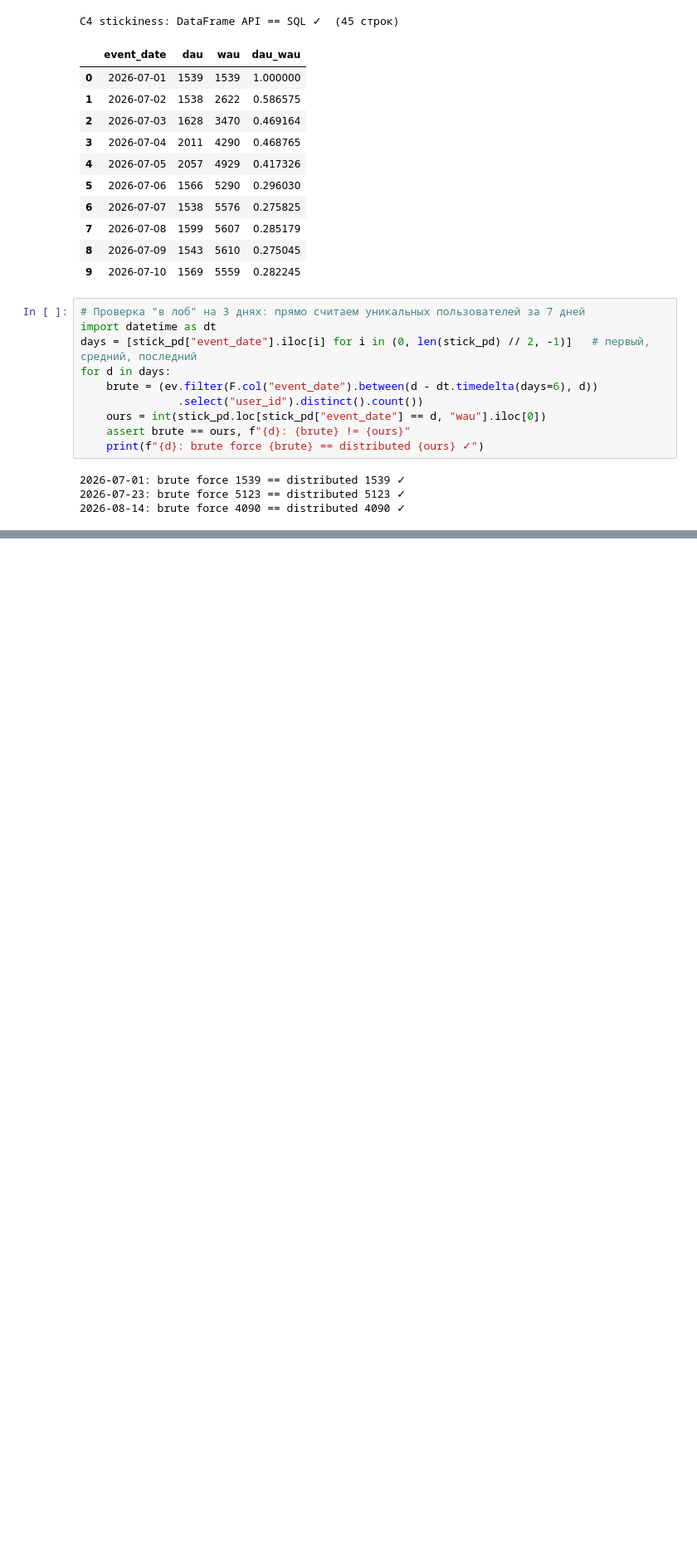
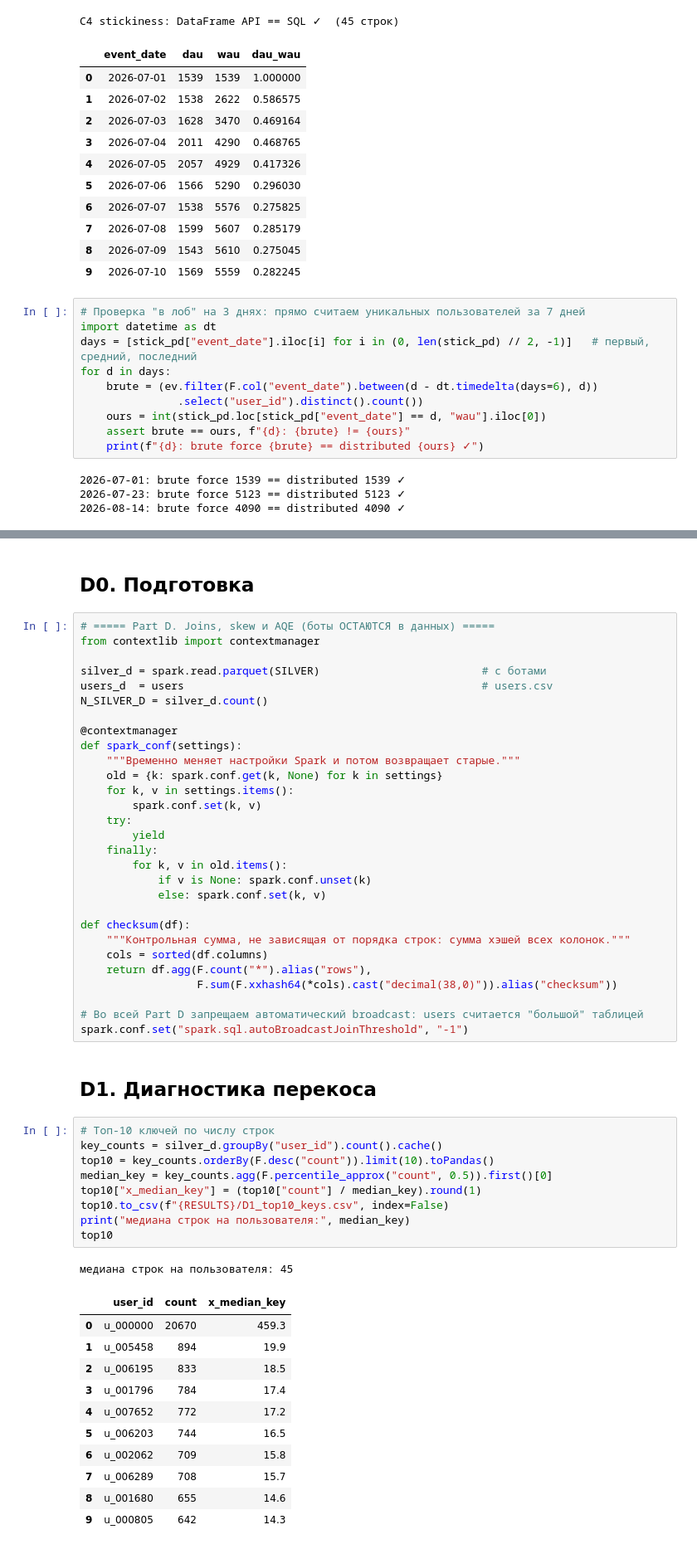
Before and after one commit to danaibaidullina/shopstream-spark, a Jupyter notebook: ibaidullina.ipynb, the cells around one changed output, grey strips where cells are left out. Shown at 83% size. Drawn from its saved outputs; the diff is of its cells as text; blank space fills up the shorter version.

```diff
--- a/ibaidullina.ipynb
+++ b/ibaidullina.ipynb
@@ -923,0 +926,55 @@ for d in days:
+# %% [markdown]
+## D0. Подготовка
+# %%
+# ===== Part D. Joins, skew и AQE (боты ОСТАЮТСЯ в данных) =====
+from contextlib import contextmanager
+
+silver_d = spark.read.parquet(SILVER)                         # с ботами
+users_d  = users                                              # users.csv
+N_SILVER_D = silver_d.count()
+
+@contextmanager
+def spark_conf(settings):
+    """Временно меняет настройки Spark и потом возвращает старые."""
+    old = {k: spark.conf.get(k, None) for k in settings}
+    for k, v in settings.items():
+        spark.conf.set(k, v)
+    try:
+        yield
+    finally:
+        for k, v in old.items():
+            if v is None: spark.conf.unset(k)
+            else: spark.conf.set(k, v)
+
+def checksum(df):
+    """Контрольная сумма, не зависящая от порядка строк: сумма хэшей всех колонок."""
+    cols = sorted(df.columns)
+    return df.agg(F.count("*").alias("rows"),
+                  F.sum(F.xxhash64(*cols).cast("decimal(38,0)")).alias("checksum"))
+
+# Во всей Part D запрещаем автоматический broadcast: users считается "большой" таблицей
+spark.conf.set("spark.sql.autoBroadcastJoinThreshold", "-1")
+# %% [markdown]
+## D1. Диагностика перекоса
+# %%
+# Топ-10 ключей по числу строк
+key_counts = silver_d.groupBy("user_id").count().cache()
+top10 = key_counts.orderBy(F.desc("count")).limit(10).toPandas()
+median_key = key_counts.agg(F.percentile_approx("count", 0.5)).first()[0]
+top10["x_median_key"] = (top10["count"] / median_key).round(1)
+top10.to_csv(f"{RESULTS}/D1_top10_keys.csv", index=False)
+print("медиана строк на пользователя:", median_key)
+top10
+# %% [output]
+медиана строк на пользователя: 45
+|  | user_id | count | x_median_key |
+| 0 | u_000000 | 20670 | 459.3 |
+| 1 | u_005458 | 894 | 19.9 |
+| 2 | u_006195 | 833 | 18.5 |
+| 3 | u_001796 | 784 | 17.4 |
+| 4 | u_007652 | 772 | 17.2 |
+| 5 | u_006203 | 744 | 16.5 |
+| 6 | u_002062 | 709 | 15.8 |
+| 7 | u_006289 | 708 | 15.7 |
+| 8 | u_001680 | 655 | 14.6 |
+| 9 | u_000805 | 642 | 14.3 |
```
Also changed, not shown: parts of 8 cells of this notebook, 17 other files.
